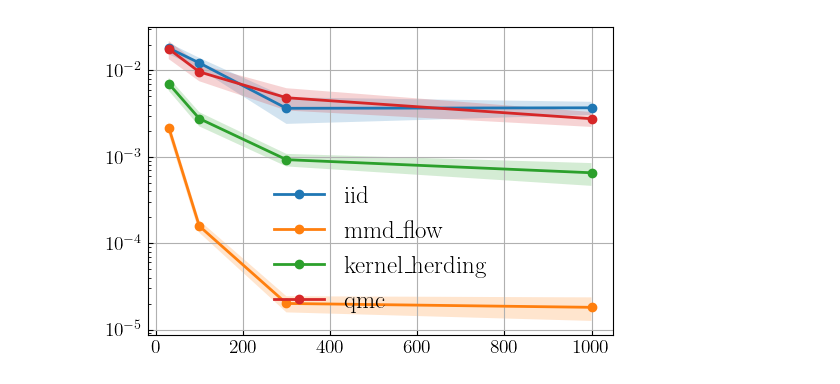
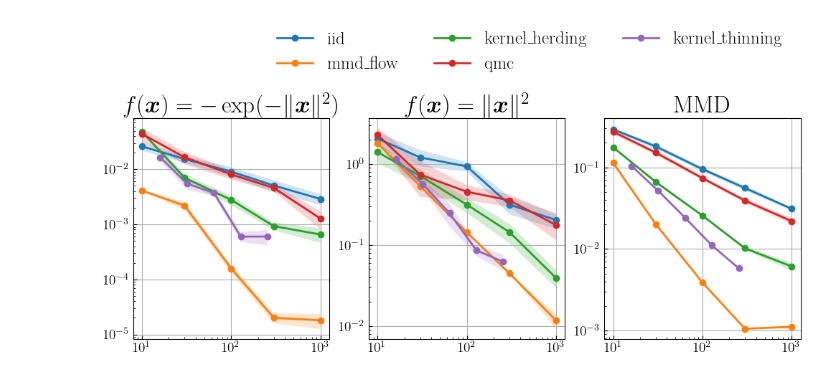
Before and after one commit to hudsonchen/MMDF_cubature, a Jupyter notebook: plotting_notebooks/mog.ipynb, the cells around one changed output. Drawn from its saved outputs; the diff is of its cells as text; code cells hidden in the pictures.

Commit message:
finish_kt_add_plotting

```diff
--- a/plotting_notebooks/mog.ipynb
+++ b/plotting_notebooks/mog.ipynb
@@ -71,17 +191,62 @@ I_err['qmc'][1] = np.nanstd(I_err['qmc'][1], axis=1) / np.sqrt(I_err['qmc'][1].s
+# %%
+mmd['iid'][0] = np.nanmean(mmd['iid'][0], axis=1)
+mmd['iid'][1] = np.nanstd(mmd['iid'][1], axis=1) / np.sqrt(mmd['iid'][1].shape[1])
+mmd['mmd_flow'][0] = np.nanmean(mmd['mmd_flow'][0], axis=1)
+mmd['mmd_flow'][1] = np.nanstd(mmd['mmd_flow'][1], axis=1) / np.sqrt(mmd['mmd_flow'][1].shape[1])
+mmd['kh'][0] = np.nanmean(mmd['kh'][0], axis=1)
+mmd['kh'][1] = np.nanstd(mmd['kh'][1], axis=1) / np.sqrt(mmd['kh'][1].shape[1])
+mmd['qmc'][0] = np.nanmean(mmd['qmc'][0], axis=1)
+mmd['qmc'][1] = np.nanstd(mmd['qmc'][1], axis=1) / np.sqrt(mmd['qmc'][1].shape[1])
+mmd['kt'][0] = np.nanmean(mmd['kt'][0], axis=1)
+mmd['kt'][1] = np.nanstd(mmd['kt'][1], axis=1) / np.sqrt(mmd['kt'][1].shape[1])
 # %%
-fig1 = plt.figure(figsize=(6, 4))
-plt.grid(True)
+fig, axs = plt.subplots(1, 3, figsize=(12, 4))
+axs[0].grid(True)
+axs[0].plot(particle_num_list, I_err_neg_exp['iid'][0], label='iid', marker='o')
+axs[0].fill_between(particle_num_list, I_err_neg_exp['iid'][0] - I_err_neg_exp['iid'][1], I_err_neg_exp['iid'][0] + I_err_neg_exp['iid'][1], alpha=0.2)
+axs[0].plot(particle_num_list, I_err_neg_exp['mmd_flow'][0], label='mmd_flow', marker='o')
+axs[0].fill_between(particle_num_list, I_err_neg_exp['mmd_flow'][0] - I_err_neg_exp['mmd_flow'][1], I_err_neg_exp['mmd_flow'][0] + I_err_neg_exp['mmd_flow'][1], alpha=0.2)
+axs[0].plot(particle_num_list, I_err_neg_exp['kh'][0], label='kernel_herding', marker='o')
+axs[0].fill_between(particle_num_list, I_err_neg_exp['kh'][0] - I_err_neg_exp['kh'][1], I_err_neg_exp['kh'][0] + I_err_neg_exp['kh'][1], alpha=0.2)
+axs[0].plot(particle_num_list, I_err_neg_exp['qmc'][0], label='qmc', marker='o')
+axs[0].fill_between(particle_num_list, I_err_neg_exp['qmc'][0] - I_err_neg_exp['qmc'][1], I_err_neg_exp['qmc'][0] + I_err_neg_exp['qmc'][1], alpha=0.2)
+axs[0].plot(kt_particle_num_list, I_err_neg_exp['kt'][0], label='kernel_thinning', marker='o')
+axs[0].fill_between(kt_particle_num_list, I_err_neg_exp['kt'][0] - I_err_neg_exp['kt'][1], I_err_neg_exp['kt'][0] + I_err_neg_exp['kt'][1], alpha=0.2)
+axs[0].set_yscale('log')
+axs[0].set_xscale('log')
+axs[0].set_title(r'$f(\boldsymbol{x}) = -\exp(-\|\boldsymbol{x}\|^2)$')
 
-plt.plot(particle_num_list, I_err['iid'][0], label='iid', marker='o')
-plt.fill_between(particle_num_list, I_err['iid'][0] - I_err['iid'][1], I_err['iid'][0] + I_err['iid'][1], alpha=0.2)
-plt.plot(particle_num_list, I_err['mmd_flow'][0], label='mmd_flow', marker='o')
-plt.fill_between(particle_num_list, I_err['mmd_flow'][0] - I_err['mmd_flow'][1], I_err['mmd_flow'][0] + I_err['mmd_flow'][1], alpha=0.2)
-plt.plot(particle_num_list, I_err['kh'][0], label='kernel_herding', marker='o')
-plt.fill_between(particle_num_list, I_err['kh'][0] - I_err['kh'][1], I_err['kh'][0] + I_err['kh'][1], alpha=0.2)
-plt.plot(particle_num_list, I_err['qmc'][0], label='qmc', marker='o')
-plt.fill_between(particle_num_list, I_err['qmc'][0] - I_err['qmc'][1], I_err['qmc'][0] + I_err['qmc'][1], alpha=0.2)
-plt.yscale('log')
-plt.legend()
+axs[1].grid(True)
+axs[1].plot(particle_num_list, I_err_square['iid'][0], label='iid', marker='o')
+axs[1].fill_between(particle_num_list, I_err_square['iid'][0] - I_err_square['iid'][1], I_err_square['iid'][0] + I_err_square['iid'][1], alpha=0.2)
+axs[1].plot(particle_num_list, I_err_square['mmd_flow'][0], label='mmd_flow', marker='o')
+axs[1].fill_between(particle_num_list, I_err_square['mmd_flow'][0] - I_err_square['mmd_flow'][1], I_err_square['mmd_flow'][0] + I_err_square['mmd_flow'][1], alpha=0.2)
+axs[1].plot(particle_num_list, I_err_square['kh'][0], label='kernel_herding', marker='o')
+axs[1].fill_between(particle_num_list, I_err_square['kh'][0] - I_err_square['kh'][1], I_err_square['kh'][0] + I_err_square['kh'][1], alpha=0.2)
+axs[1].plot(particle_num_list, I_err_square['qmc'][0], label='qmc', marker='o')
+axs[1].fill_between(particle_num_list, I_err_square['qmc'][0] - I_err_square['qmc'][1], I_err_square['qmc'][0] + I_err_square['qmc'][1], alpha=0.2)
+axs[1].plot(kt_particle_num_list, I_err_square['kt'][0], label='kernel_thinning', marker='o')
+axs[1].fill_between(kt_particle_num_list, I_err_square['kt'][0] - I_err_square['kt'][1], I_err_square['kt'][0] + I_err_square['kt'][1], alpha=0.2)
+axs[1].set_yscale('log')
+axs[1].set_xscale('log')
+axs[1].set_title(r'$f(\boldsymbol{x}) = \|\boldsymbol{x}\|^2$')
+
+axs[2].grid(True)
+axs[2].plot(particle_num_list, mmd['iid'][0], label='iid', marker='o')
+axs[2].fill_between(particle_num_list, mmd['iid'][0] - mmd['iid'][1], mmd['iid'][0] + mmd['iid'][1], alpha=0.2)
+axs[2].plot(particle_num_list, mmd['mmd_flow'][0], label='mmd_flow', marker='o')
+axs[2].fill_between(particle_num_list, mmd['mmd_flow'][0] - mmd['mmd_flow'][1], mmd['mmd_flow'][0] + mmd['mmd_flow'][1], alpha=0.2)
+axs[2].plot(particle_num_list, mmd['kh'][0], label='kernel_herding', marker='o')
+axs[2].fill_between(particle_num_list, mmd['kh'][0] - mmd['kh'][1], mmd['kh'][0] + mmd['kh'][1], alpha=0.2)
+axs[2].plot(particle_num_list, mmd['qmc'][0], label='qmc', marker='o')
+axs[2].fill_between(particle_num_list, mmd['qmc'][0] - mmd['qmc'][1], mmd['qmc'][0] + mmd['qmc'][1], alpha=0.2)
+axs[2].plot(kt_particle_num_list, mmd['kt'][0], label='kernel_thinning', marker='o')
+axs[2].fill_between(kt_particle_num_list, mmd['kt'][0] - mmd['kt'][1], mmd['kt'][0] + mmd['kt'][1], alpha=0.2)
+axs[2].set_yscale('log')
+axs[2].set_xscale('log')
+axs[2].set_title('MMD')
+axs[2].legend(bbox_to_anchor=(-1.75, 1.3), loc='center left', ncol=3)
+
 plt.show()
 # %% [output]
-[figure, old version]
+[figure, new version]
```
Also changed, not shown: parts of 8 cells of this notebook, 9 other files.
